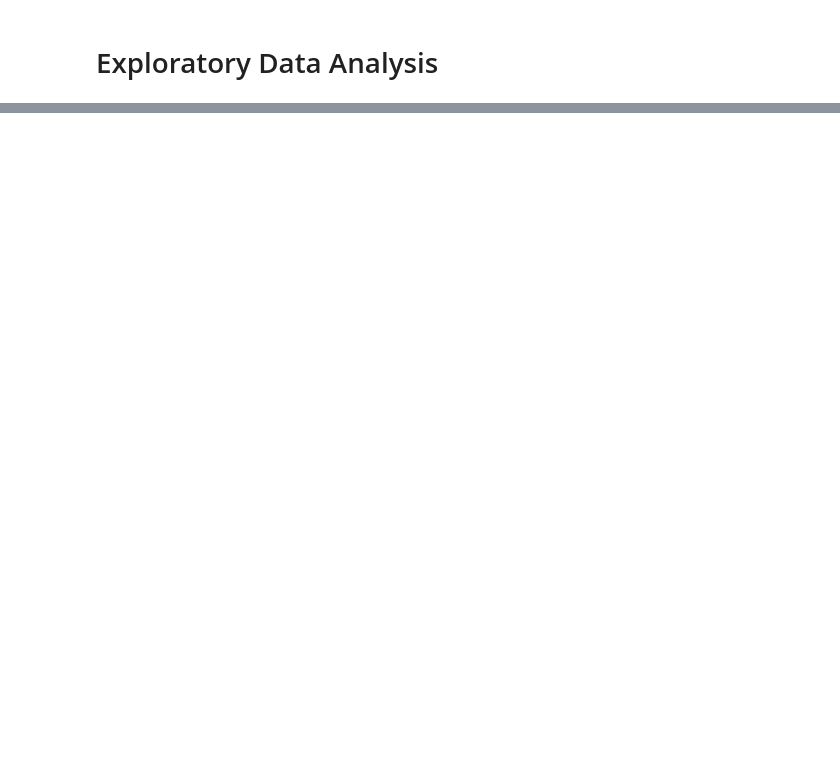
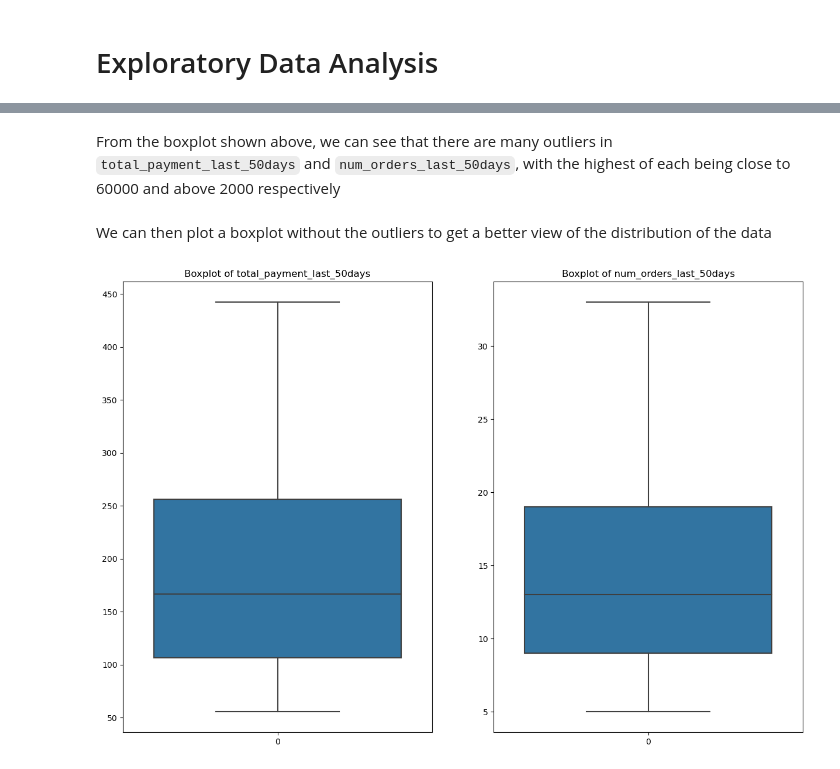
Before and after one commit to shoelesshoe/PAICA1, a Jupyter notebook: py/eda.ipynb, the cells around one changed output, grey strips where cells are left out. Drawn from its saved outputs; the diff is of its cells as text; code cells hidden in the pictures; blank space fills up the shorter version.

```diff
--- a/py/eda.ipynb
+++ b/py/eda.ipynb
@@ -44,0 +139,28 @@ df.head()
+# %% [markdown]
+From the boxplot shown above, we can see that there are many outliers in `total_payment_last_50days` and `num_orders_last_50days`, with the highest of each being close to 60000 and above 2000 respectively
+# %% [markdown]
+We can then plot a boxplot without the outliers to get a better view of the distribution of the data
+# %%
+nonOutlierMask = pd.Series([True] * len(customer))
+
+for column in customer.columns[3:-1]:
+    upperq = customer[column].quantile(0.75)
+    lowerq = customer[column].quantile(0.25)
+
+    columnOutliers = (customer[column] > upperq) | (customer[column] < lowerq)
+
+    nonOutlierMask &= ~columnOutliers
+
+customerNoOutliers = customer[nonOutlierMask]
+
+fig, axs = plt.subplots(1,2,figsize=(15,10))
+
+sns.boxplot(data=customerNoOutliers[customerNoOutliers.columns[-3]], ax=axs[0])
+axs[0].set_title(f'Boxplot of {customerNoOutliers.columns[-3]}')
+
+sns.boxplot(data=customerNoOutliers[customerNoOutliers.columns[3]], ax=axs[1])
+axs[1].set_title(f'Boxplot of {customerNoOutliers.columns[3]}')
+
+plt.show()
+# %% [output]
+[figure, added]
```
Also changed, not shown: parts of 27 cells of this notebook.
